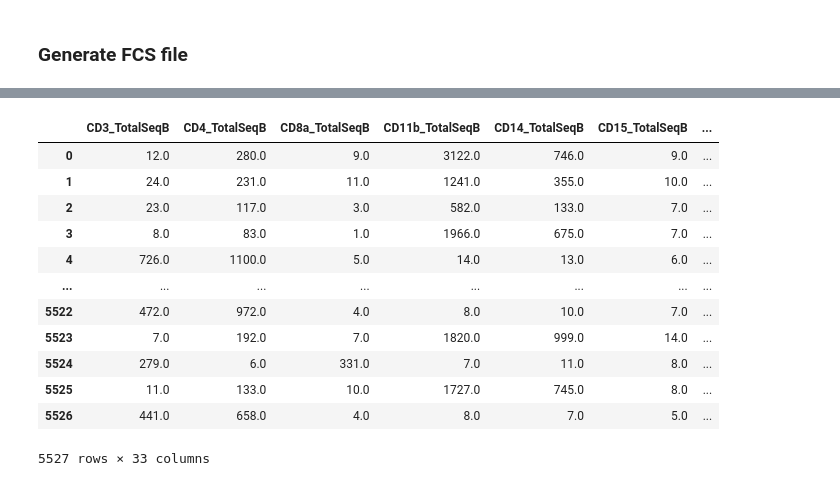
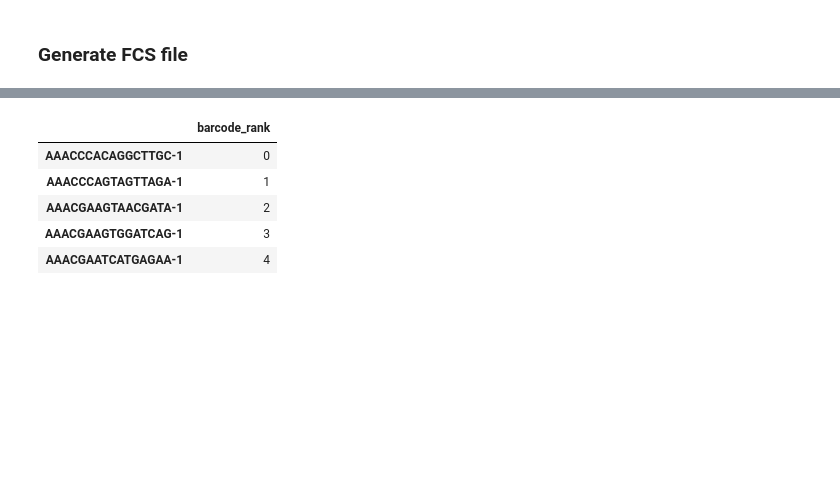
Before and after one commit to harryhaller001/anndata-fcs, a Jupyter notebook: testing_citeseq.ipynb, the cells around one changed output, grey strips where cells are left out. Cells and saved outputs as stored; diff of their text form; code cells hidden in the pictures; blank space fills up the shorter version.

```diff
--- a/testing_citeseq.ipynb
+++ b/testing_citeseq.ipynb
@@ -185,16 +28,0 @@ ax.set_yscale("log")
-# %%
-comp_df
-# %% [output]
-|  | CD3_TotalSeqB | CD4_TotalSeqB | CD8a_TotalSeqB | CD11b_TotalSeqB | CD14_TotalSeqB | CD15_TotalSeqB | ... |
-| 0 | 12.0 | 280.0 | 9.0 | 3122.0 | 746.0 | 9.0 | ... |
-| 1 | 24.0 | 231.0 | 11.0 | 1241.0 | 355.0 | 10.0 | ... |
-| 2 | 23.0 | 117.0 | 3.0 | 582.0 | 133.0 | 7.0 | ... |
-| 3 | 8.0 | 83.0 | 1.0 | 1966.0 | 675.0 | 7.0 | ... |
-| 4 | 726.0 | 1100.0 | 5.0 | 14.0 | 13.0 | 6.0 | ... |
-| ... | ... | ... | ... | ... | ... | ... | ... |
-| 5522 | 472.0 | 972.0 | 4.0 | 8.0 | 10.0 | 7.0 | ... |
-| 5523 | 7.0 | 192.0 | 7.0 | 1820.0 | 999.0 | 14.0 | ... |
-| 5524 | 279.0 | 6.0 | 331.0 | 7.0 | 11.0 | 8.0 | ... |
-| 5525 | 11.0 | 133.0 | 10.0 | 1727.0 | 745.0 | 8.0 | ... |
-| 5526 | 441.0 | 658.0 | 4.0 | 8.0 | 7.0 | 5.0 | ... |
-5527 rows × 33 columns
@@ -200,0 +32,9 @@ comp_df
+# %%
+adata_citeseq.obs.head()
+# %% [output]
+|  | barcode_rank |
+| AAACCCACAGGCTTGC-1 | 0 |
+| AAACCCAGTAGTTAGA-1 | 1 |
+| AAACGAAGTAACGATA-1 | 2 |
+| AAACGAAGTGGATCAG-1 | 3 |
+| AAACGAATCATGAGAA-1 | 4 |
```
Also changed, not shown: parts of 24 cells of this notebook, 13 other files.
